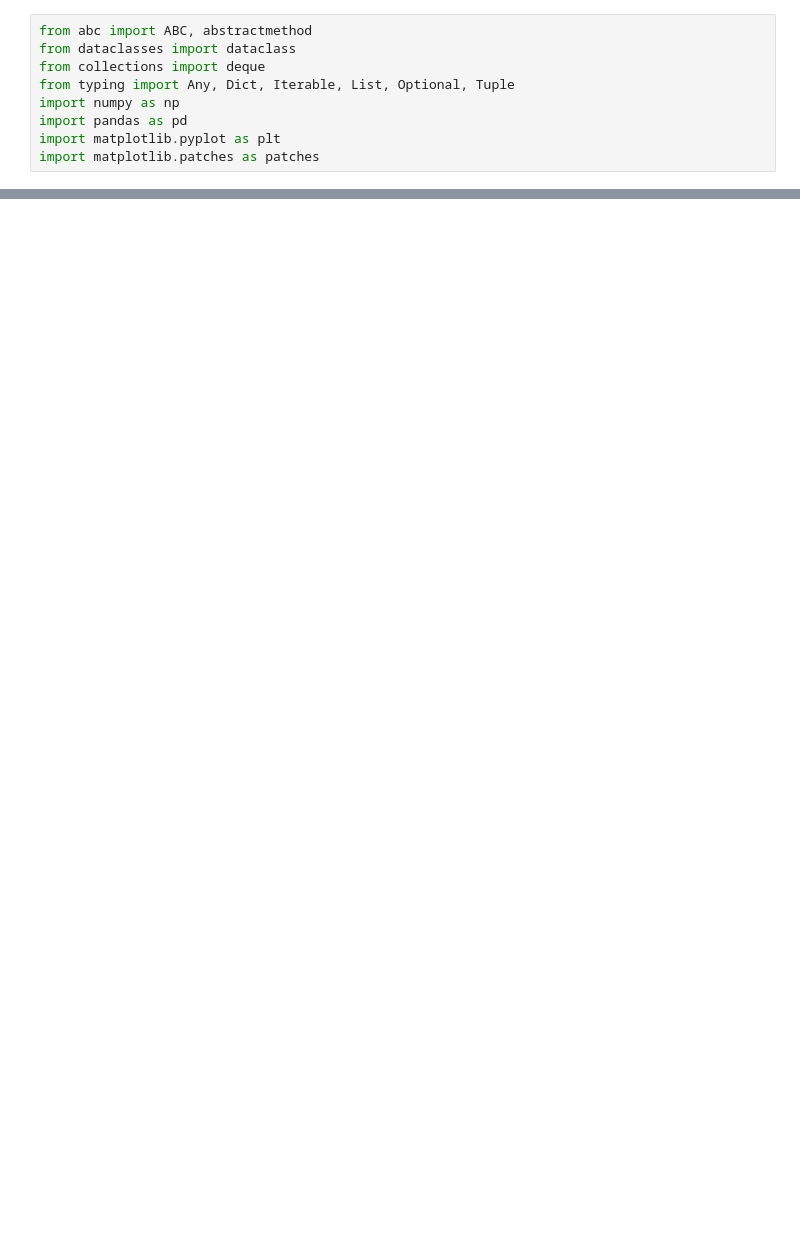
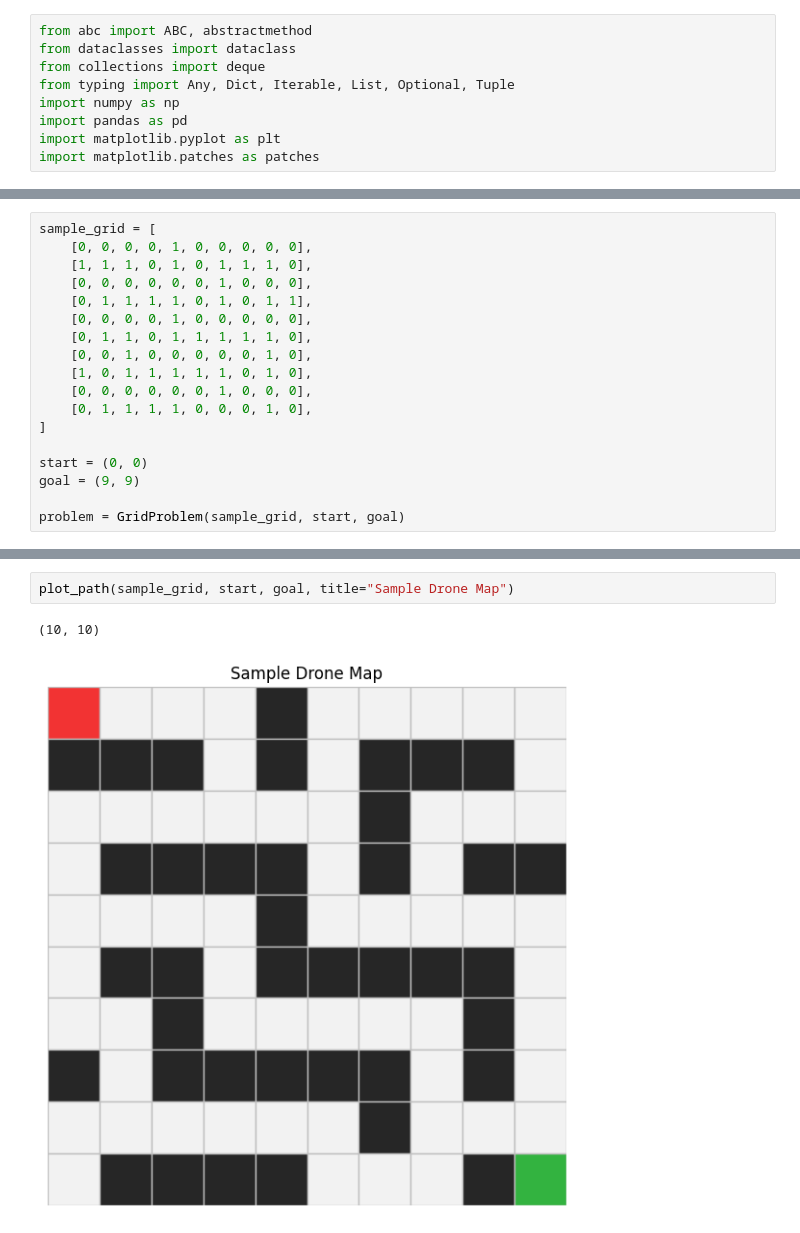
Before and after one commit to Phyron-gif/intro_to_ai_lab1, a Jupyter notebook: notebook/workspace.ipynb, the cells around one changed output, grey strips where cells are left out. Drawn from its saved outputs; the diff is of its cells as text; blank space fills up the shorter version.

```diff
--- a/notebook/workspace.ipynb
+++ b/notebook/workspace.ipynb
@@ -91 +216,19 @@ class GridProblem(Problem):
         return 1
+# %%
+sample_grid = [
+    [0, 0, 0, 0, 1, 0, 0, 0, 0, 0],
+    [1, 1, 1, 0, 1, 0, 1, 1, 1, 0],
+    [0, 0, 0, 0, 0, 0, 1, 0, 0, 0],
+    [0, 1, 1, 1, 1, 0, 1, 0, 1, 1],
+    [0, 0, 0, 0, 1, 0, 0, 0, 0, 0],
+    [0, 1, 1, 0, 1, 1, 1, 1, 1, 0],
+    [0, 0, 1, 0, 0, 0, 0, 0, 1, 0],
+    [1, 0, 1, 1, 1, 1, 1, 0, 1, 0],
+    [0, 0, 0, 0, 0, 0, 1, 0, 0, 0],
+    [0, 1, 1, 1, 1, 0, 0, 0, 1, 0],
+]
+
+start = (0, 0)
+goal = (9, 9)
+
+problem = GridProblem(sample_grid, start, goal)
@@ -91,0 +294,5 @@ class GridProblem(Problem):
+# %%
+plot_path(sample_grid, start, goal, title="Sample Drone Map")
+# %% [output]
+(10, 10)
+[figure, added]
```
Also changed, not shown: parts of 14 cells of this notebook.
